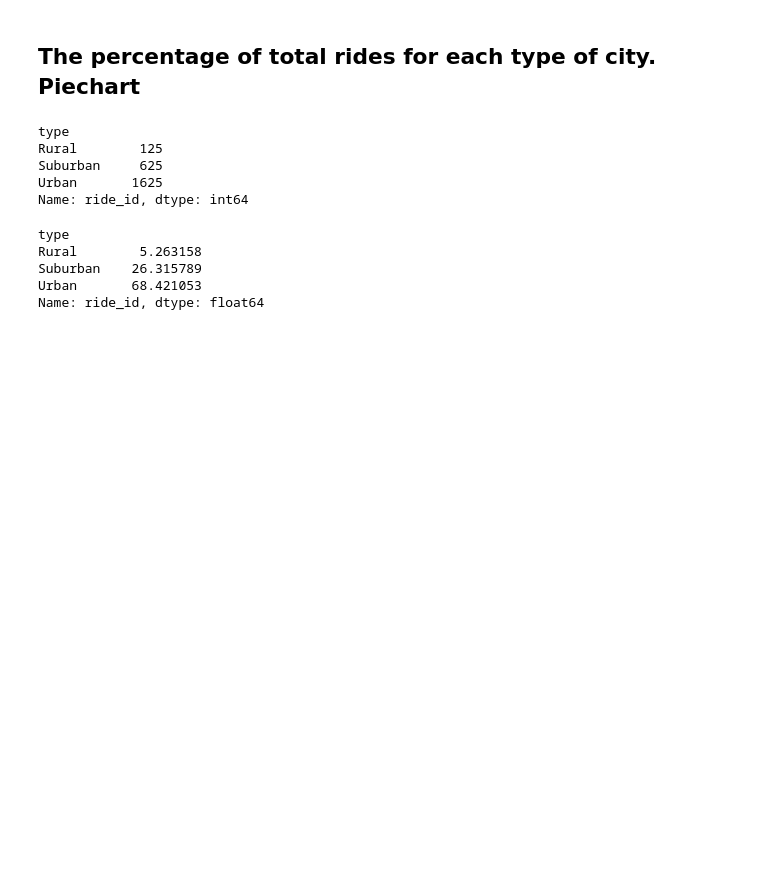
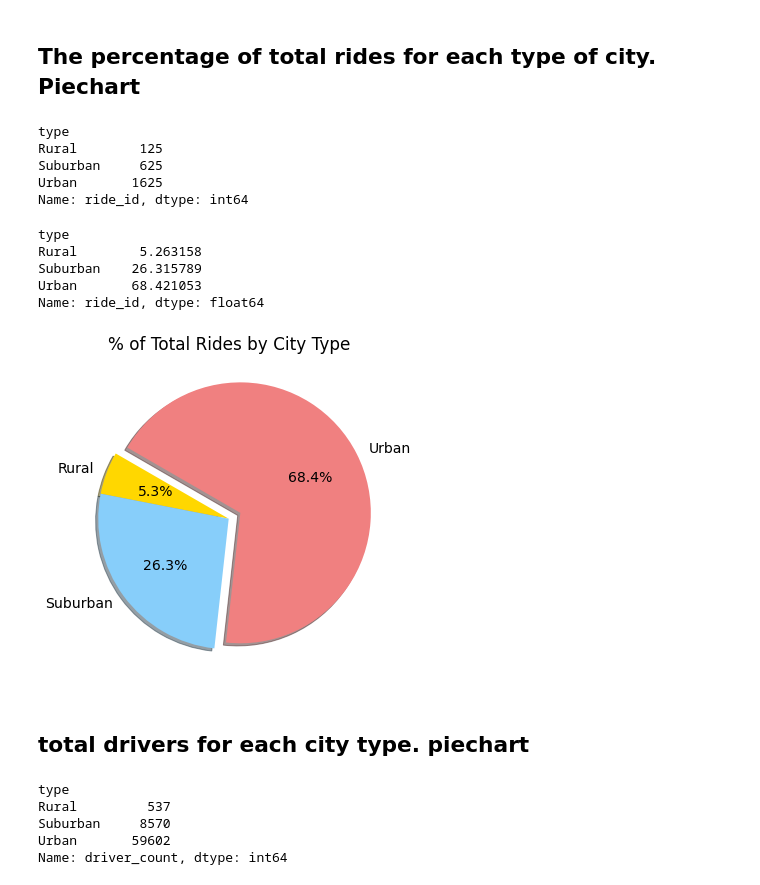
Before and after one commit to xenia-e/PyBer_Analysis, a Jupyter notebook: PyBer.ipynb, the cells around one changed output. Drawn from its saved outputs; the diff is of its cells as text; code cells hidden in the pictures; blank space fills up the shorter version.

Commit message:
total drivers for each city type - piechart

```diff
--- a/PyBer.ipynb
+++ b/PyBer.ipynb
@@ -861,3 +851,33 @@ Rural        5.263158
 Suburban    26.315789
 Urban       68.421053
 Name: ride_id, dtype: float64
+# %%
+# Build percentage of rides by city type pie chart.
+plt.subplots(figsize=(10, 6))
+plt.pie(ride_percents,
+    labels=["Rural", "Suburban", "Urban"],
+    colors=["gold", "lightskyblue", "lightcoral"],
+    explode=[0, 0, 0.1],
+    autopct='%1.1f%%',
+    shadow=True, startangle=150)
+plt.title("% of Total Rides by City Type")
+# Change the default font size from 10 to 14.
+mpl.rcParams['font.size'] = 14
+# Save Figure
+plt.savefig("analysis/Fig6.png")
+# Show Figure
+plt.show()
+# %% [output]
+[figure, added]
+# %% [markdown]
+##  total drivers for each city type. piechart
+# %%
+# Get the sum of the fares for each city type.
+sum_drivers_by_type = pyber_data_df.groupby(["type"]).sum()["driver_count"]
+sum_drivers_by_type
+# %% [output]
+type
+Rural         537
+Suburban     8570
+Urban       59602
+Name: driver_count, dtype: int64
```
Also changed, not shown: parts of 2 cells of this notebook, 1 other file.
